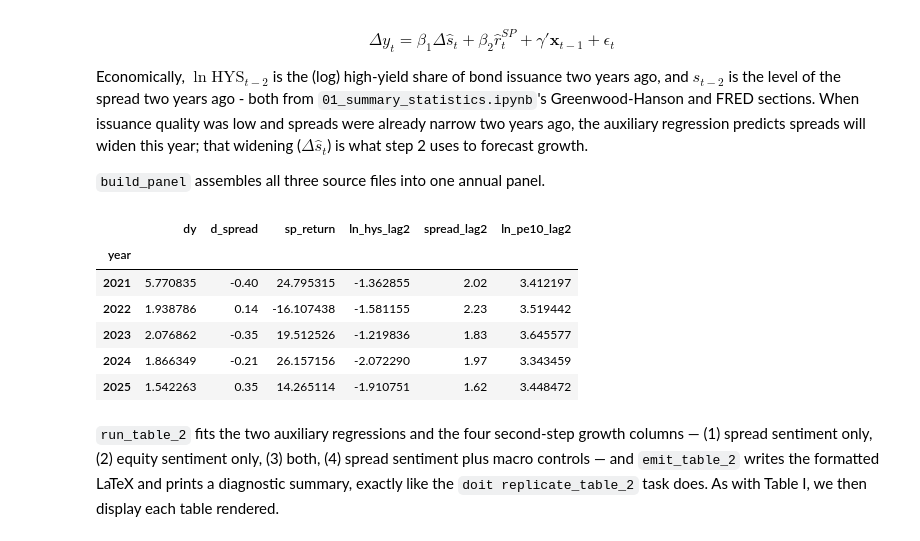
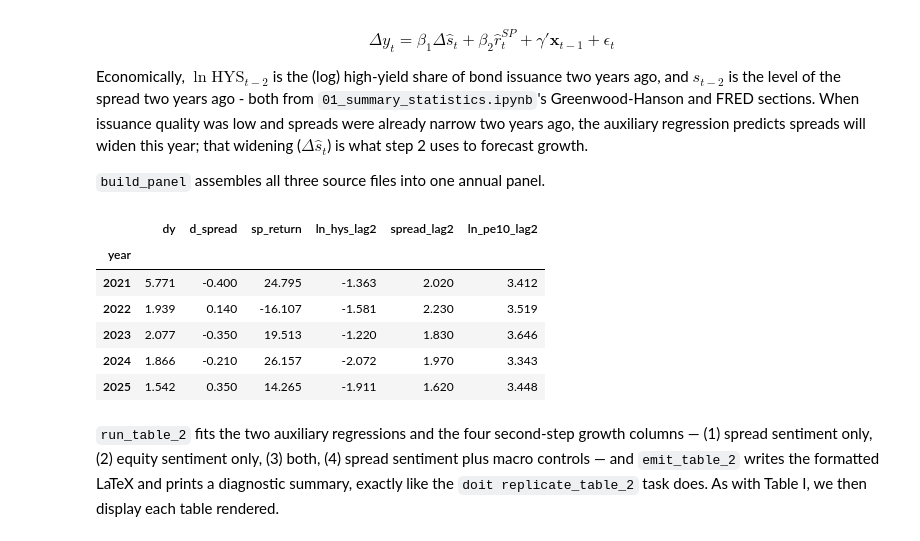
Before and after one commit to fernando-raffo/p03_lopez_salido_stein_zakrajsek_2017, a Jupyter notebook: src/02_replication.ipynb, the cells around one changed output. Cells and saved outputs as stored; diff of their text form; code cells hidden in the pictures.

Commit message:
Minor formatting changes

```diff
--- a/src/02_replication.ipynb
+++ b/src/02_replication.ipynb
@@ -415,16 +415,16 @@ that widening ($\Delta \hat s_t$) is what step 2 uses to forecast growth.
 # %%
 df2 = t2.build_panel()
 df2[
     ["dy", "d_spread", "sp_return", "ln_hys_lag2", "spread_lag2", "ln_pe10_lag2"]
-].tail()
+].tail().style.format("{:.3f}")
 # %% [output]
 |  | dy | d_spread | sp_return | ln_hys_lag2 | spread_lag2 | ln_pe10_lag2 |
 | year |  |  |  |  |  |  |
-| 2021 | 5.770835 | -0.40 | 24.795315 | -1.362855 | 2.02 | 3.412197 |
-| 2022 | 1.938786 | 0.14 | -16.107438 | -1.581155 | 2.23 | 3.519442 |
-| 2023 | 2.076862 | -0.35 | 19.512526 | -1.219836 | 1.83 | 3.645577 |
-| 2024 | 1.866349 | -0.21 | 26.157156 | -2.072290 | 1.97 | 3.343459 |
-| 2025 | 1.542263 | 0.35 | 14.265114 | -1.910751 | 1.62 | 3.448472 |
+| 2021 | 5.771 | -0.400 | 24.795 | -1.363 | 2.020 | 3.412 |
+| 2022 | 1.939 | 0.140 | -16.107 | -1.581 | 2.230 | 3.519 |
+| 2023 | 2.077 | -0.350 | 19.513 | -1.220 | 1.830 | 3.646 |
+| 2024 | 1.866 | -0.210 | 26.157 | -2.072 | 1.970 | 3.343 |
+| 2025 | 1.542 | 0.350 | 14.265 | -1.911 | 1.620 | 3.448 |
 # %% [markdown]
 `run_table_2` fits the two auxiliary regressions and the four second-step
 growth columns — (1) spread sentiment
```
Also changed, not shown: parts of 2 cells of this notebook, 2 other files.
